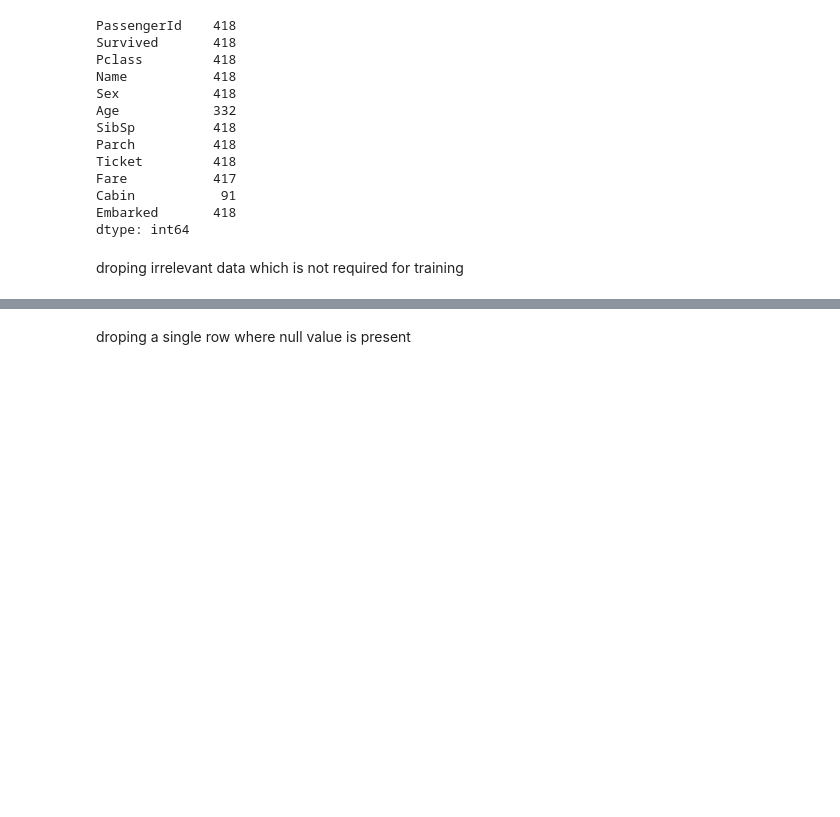
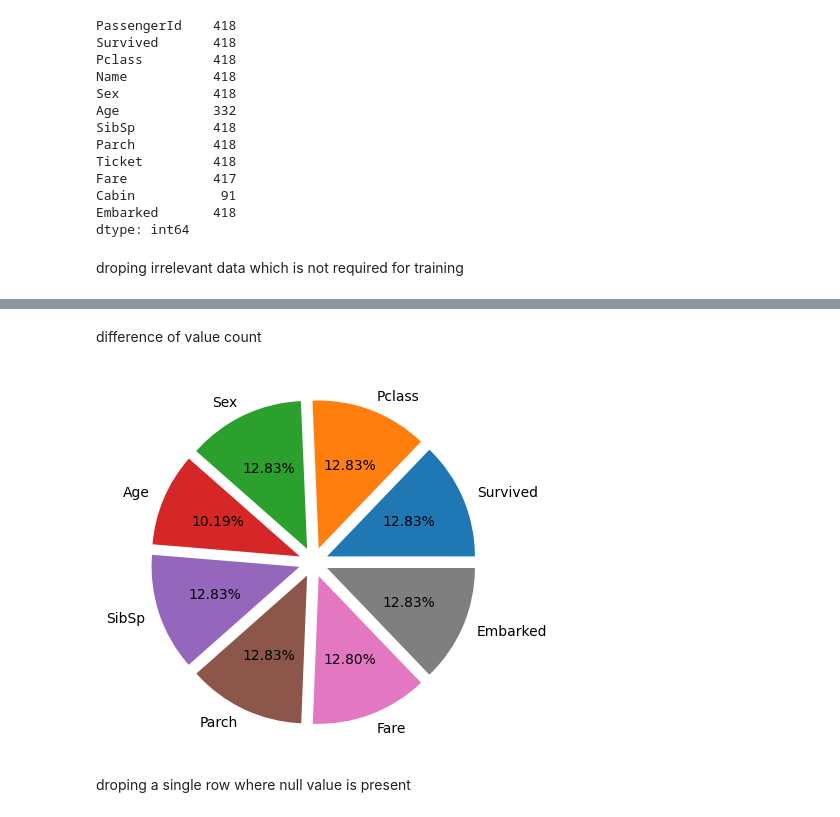
Before and after one commit to Himanshu7876/CODSOFT, a Jupyter notebook: titanic.ipynb, the cells around one changed output, grey strips where cells are left out. Drawn from its saved outputs; the diff is of its cells as text; code cells hidden in the pictures; blank space fills up the shorter version.

```diff
--- a/titanic.ipynb
+++ b/titanic.ipynb
@@ -95,4 +108,13 @@ Embarked    417
 dtype: int64
+# %% [markdown]
+difference of value count
+# %%
+columns = data.columns
+count = [data[col].count() for col in columns]
+plt.pie(count, labels=columns, explode=[0.1]*len(columns), autopct='%0.2f%%')
+plt.show()
+# %% [output]
+[figure, added]
 # %% [markdown]
 droping a single row where null value is present
 # %%
```
Also changed, not shown: parts of 7 cells of this notebook.
